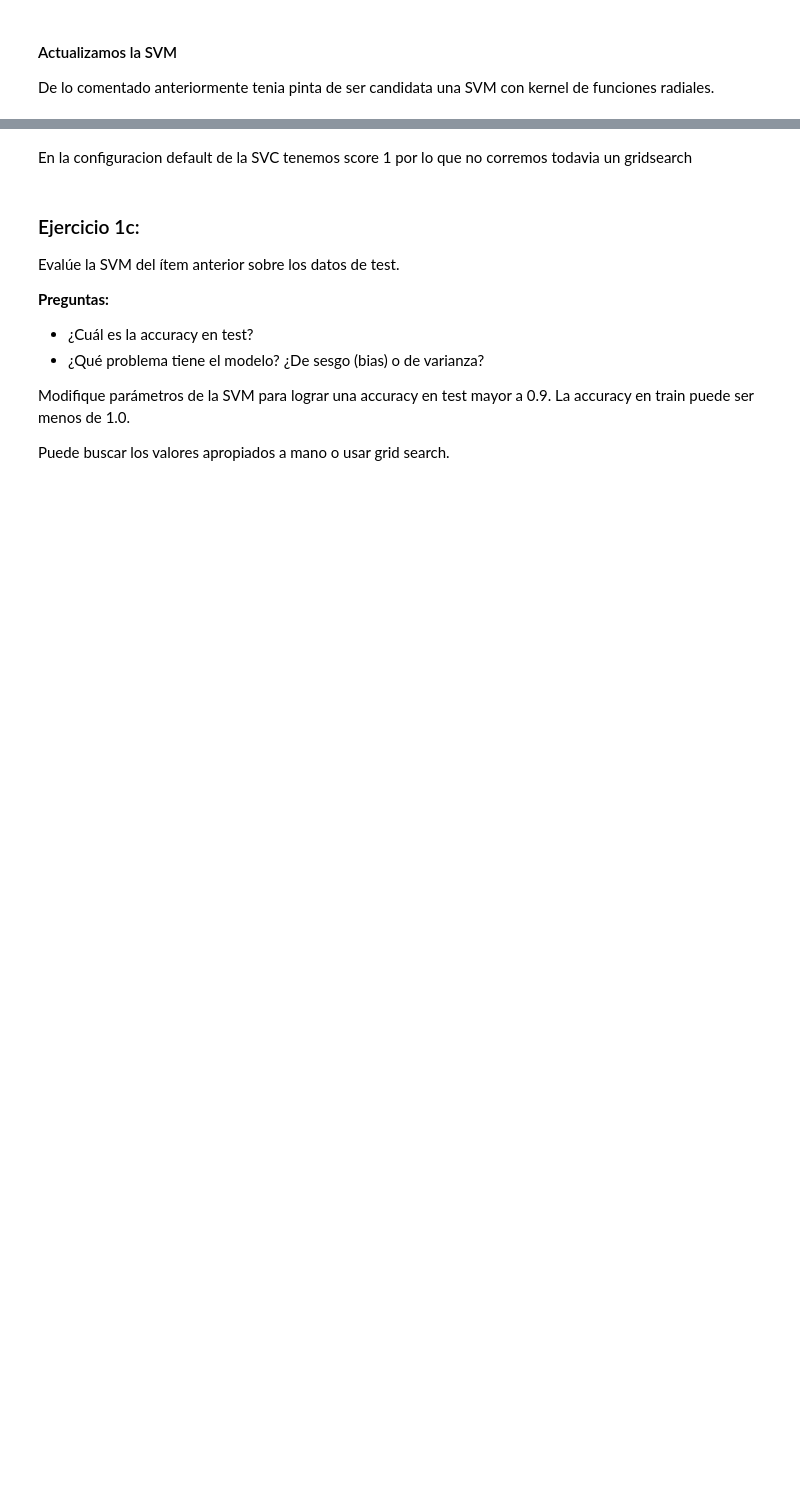
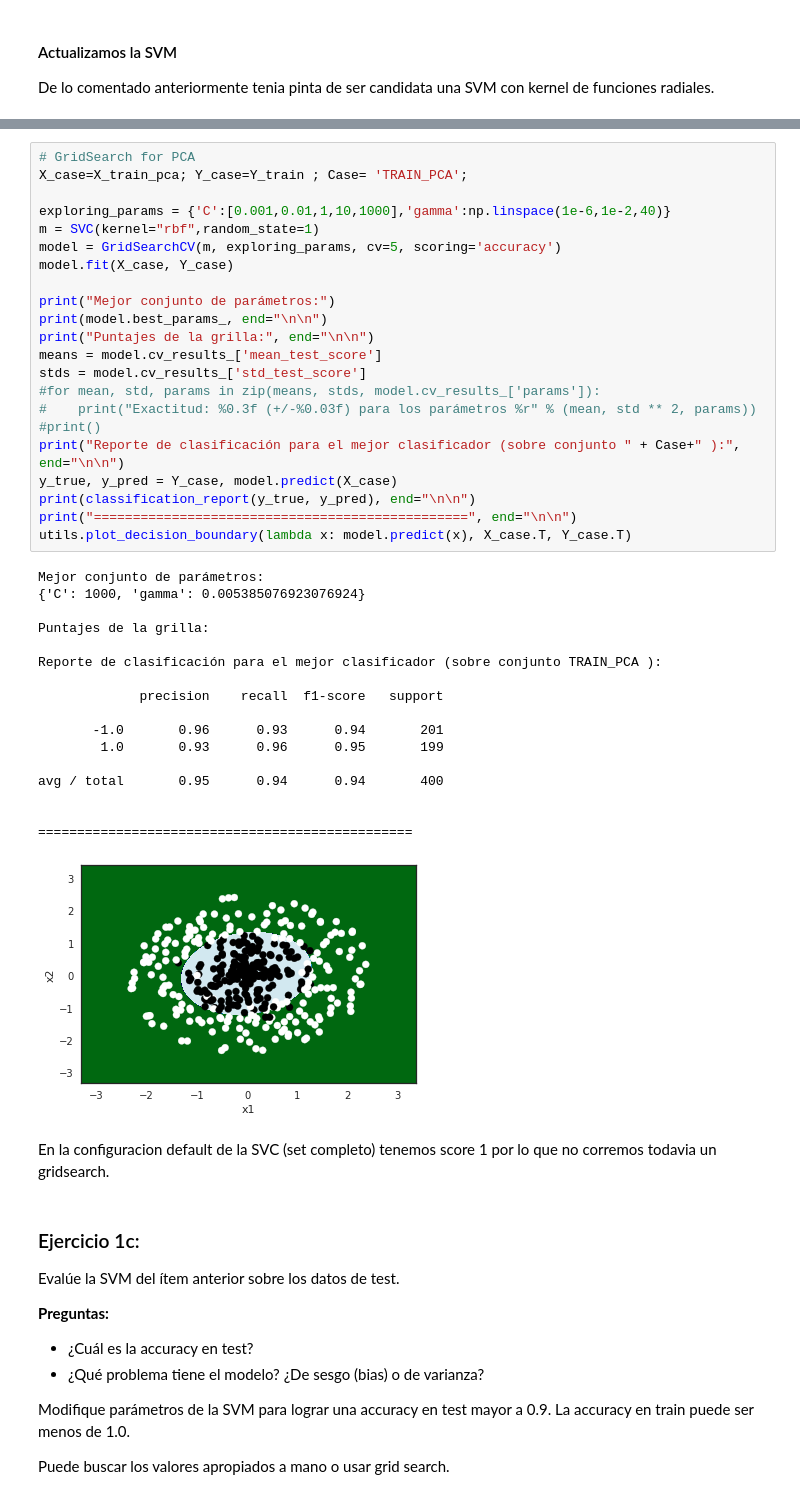
Before and after one commit to felixlapalma/diplodatos-ayv, a Jupyter notebook: as_2018/Lab1_RojoLapalmaFelix.ipynb, the cells around one changed output, grey strips where cells are left out. Saved outputs shown, nothing was run; the diff lists cells and outputs as text; blank space fills up the shorter version.

```diff
--- a/as_2018/Lab1_RojoLapalmaFelix.ipynb
+++ b/as_2018/Lab1_RojoLapalmaFelix.ipynb
@@ -463,5 +443,45 @@ avg / total       1.00      1.00      1.00       400
+# %%
+# GridSearch for PCA
+X_case=X_train_pca; Y_case=Y_train ; Case= 'TRAIN_PCA';
+
+exploring_params = {'C':[0.001,0.01,1,10,1000],'gamma':np.linspace(1e-6,1e-2,40)}
+m = SVC(kernel="rbf",random_state=1)
+model = GridSearchCV(m, exploring_params, cv=5, scoring='accuracy')
+model.fit(X_case, Y_case)
+
+print("Mejor conjunto de parámetros:")
+print(model.best_params_, end="\n\n")
+print("Puntajes de la grilla:", end="\n\n")
+means = model.cv_results_['mean_test_score']
+stds = model.cv_results_['std_test_score']
+#for mean, std, params in zip(means, stds, model.cv_results_['params']):
+#    print("Exactitud: %0.3f (+/-%0.03f) para los parámetros %r" % (mean, std ** 2, params))
+#print()
+print("Reporte de clasificación para el mejor clasificador (sobre conjunto " + Case+" ):", end="\n\n")
+y_true, y_pred = Y_case, model.predict(X_case)
+print(classification_report(y_true, y_pred), end="\n\n")
+print("================================================", end="\n\n")
+utils.plot_decision_boundary(lambda x: model.predict(x), X_case.T, Y_case.T)
+# %% [output]
+Mejor conjunto de parámetros:
+{'C': 1000, 'gamma': 0.005385076923076924}
+
+Puntajes de la grilla:
+
+Reporte de clasificación para el mejor clasificador (sobre conjunto TRAIN_PCA ):
+
+             precision    recall  f1-score   support
+
+       -1.0       0.96      0.93      0.94       201
+        1.0       0.93      0.96      0.95       199
+
+avg / total       0.95      0.94      0.94       400
+
+
+================================================
+[figure, added]
 # %% [markdown]
-En la configuracion default de la SVC tenemos score 1 por lo que no corremos todavia un gridsearch
+En la configuracion default de la SVC (set completo) tenemos score 1 por lo que no corremos todavia un gridsearch.
 # %% [markdown]
 ### Ejercicio 1c:
 
```
Also changed, not shown: parts of 17 cells of this notebook.
